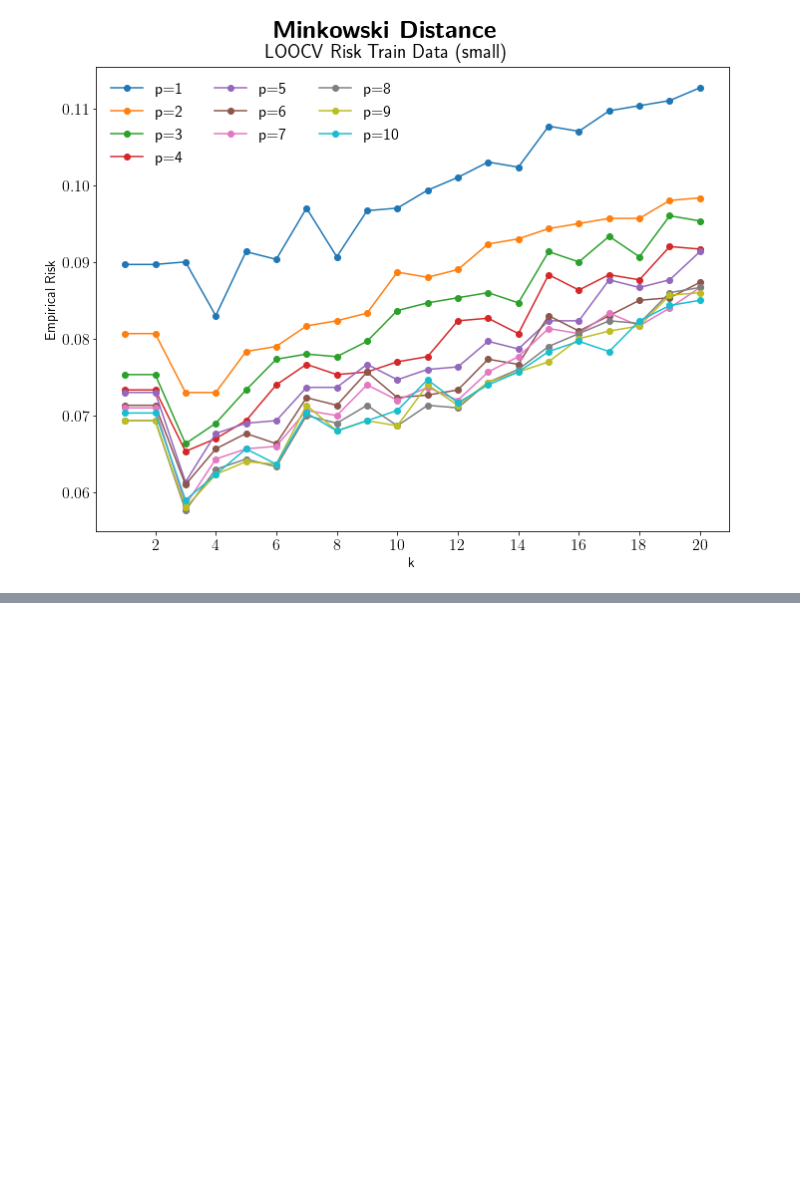
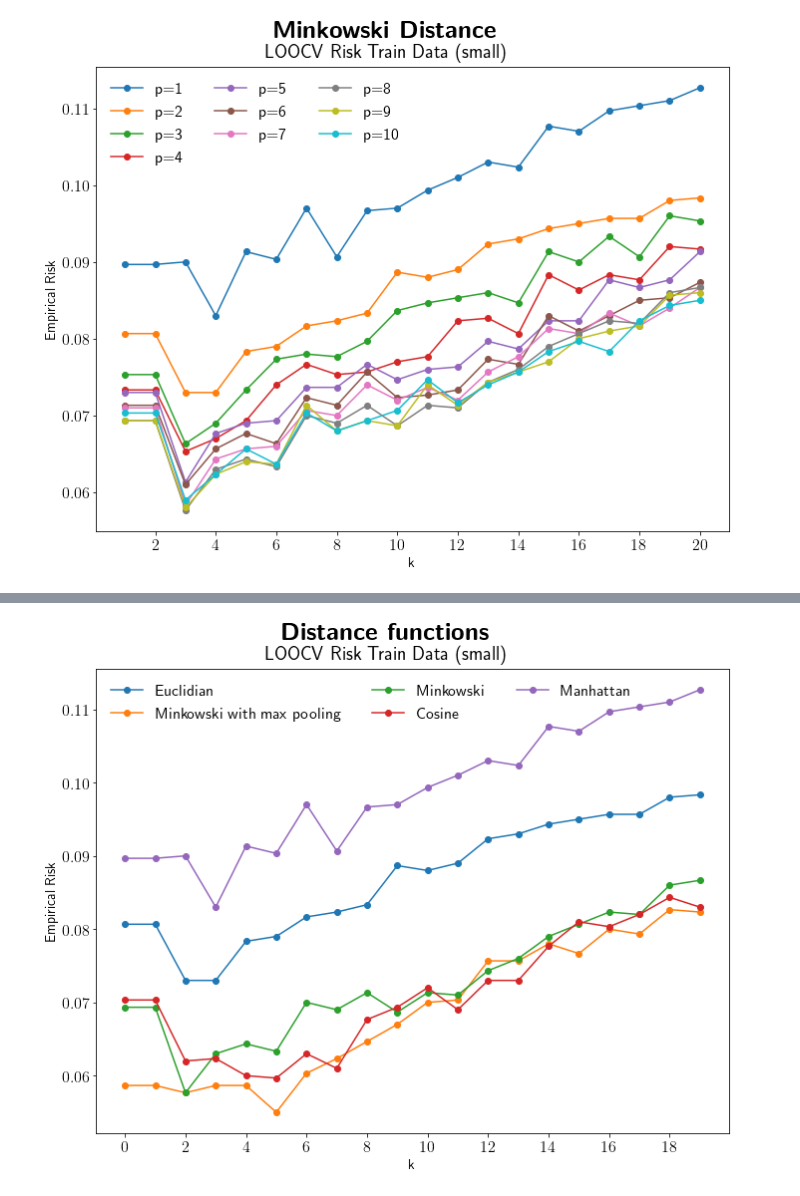
Before and after one commit to RobvanGastel/k-NN, a Jupyter notebook: notebooks/plots.ipynb, the cells around one changed output, grey strips where cells are left out. Drawn from its saved outputs; the diff is of its cells as text; code cells hidden in the pictures; blank space fills up the shorter version.

```diff
--- a/notebooks/plots.ipynb
+++ b/notebooks/plots.ipynb
@@ -172,0 +251,38 @@ fig.savefig(
+# %%
+fig, ax1 = plt.subplots(1, 1, figsize=(10, 8))
+# fig.suptitle('Minkowski Distance\nLOOCV Train Data', fontsize=TITLE_SIZE)
+# fig.suptitle(r"""\Huge{Minkowski Distance} \newline  \large{Small subtitle !}""", ha='center')
+
+fig.suptitle(
+    r"\Huge{\textbf{Distance functions}}" "\n" r"LOOCV Risk Train Data (small)",
+#     y=1.01
+)
+
+# ax1.set_title('LOOCV Train Data', fontsize=AX_TITLE_SIZE)
+ax1.set_xlabel('k', fontsize=LABEL_SIZE)
+ax1.set_ylabel('Empirical Risk', fontsize=LABEL_SIZE)
+ax1.set_xticks([x for x in range(0, len(eucl_train_LOOCV[:,1])+1, 2)])
+for i, p in enumerate(combined_risk):
+    ax1.plot(
+        p,
+        marker='o',
+        label=f'{combined[i]}'
+    )
+
+ax1.legend(
+    loc='upper left',
+    ncol=3,
+    frameon=False
+)
+
+fig.tight_layout()
+fig.subplots_adjust(top=.905)
+fig.savefig(
+    r'../figures/QD_2.png',
+    bbox_size='tight',
+    dpi=350,
+    transparent=True,
+    pad_inches=0
+)
+# %% [output]
+[figure, added]
```
Also changed, not shown: parts of 10 cells of this notebook, 5 other files.
